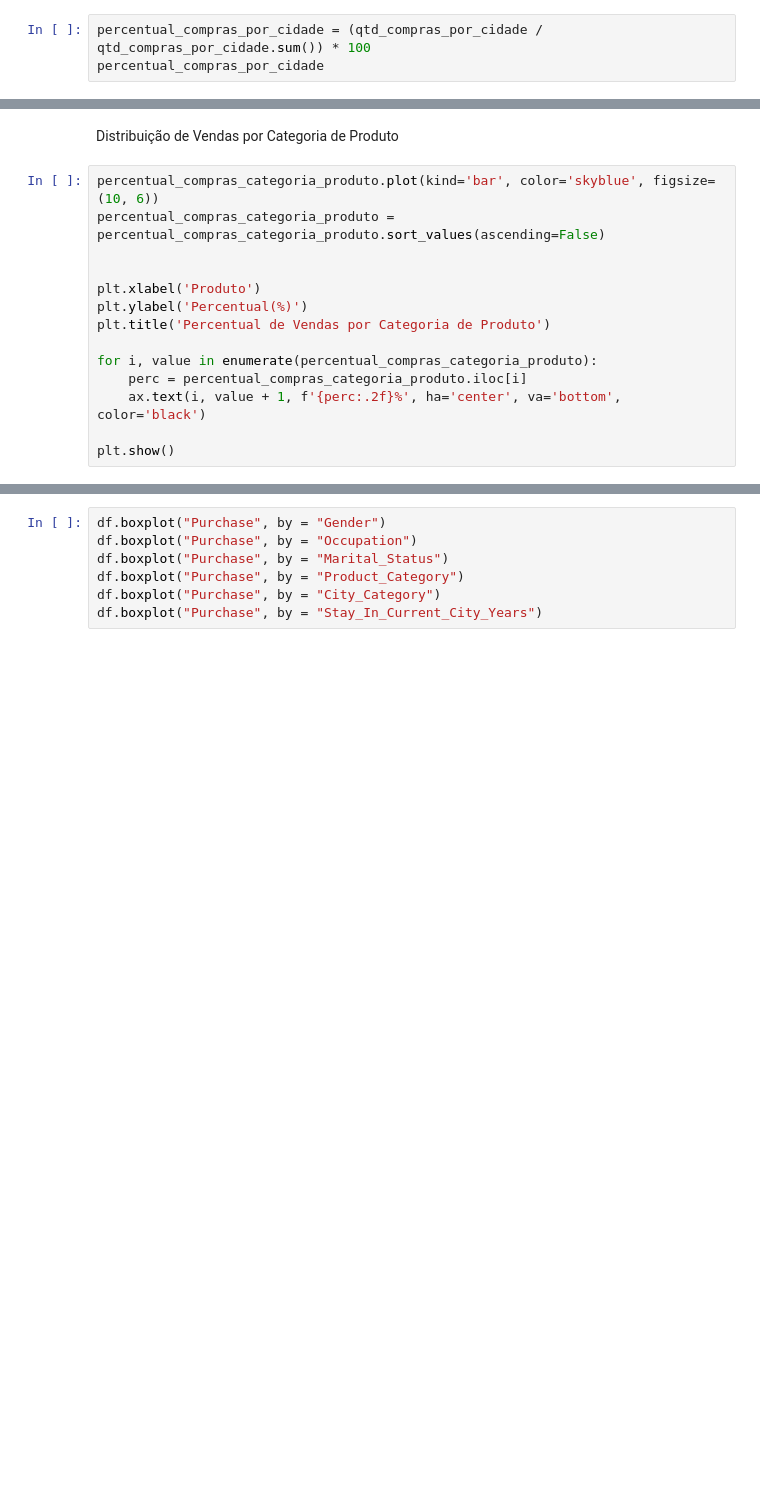
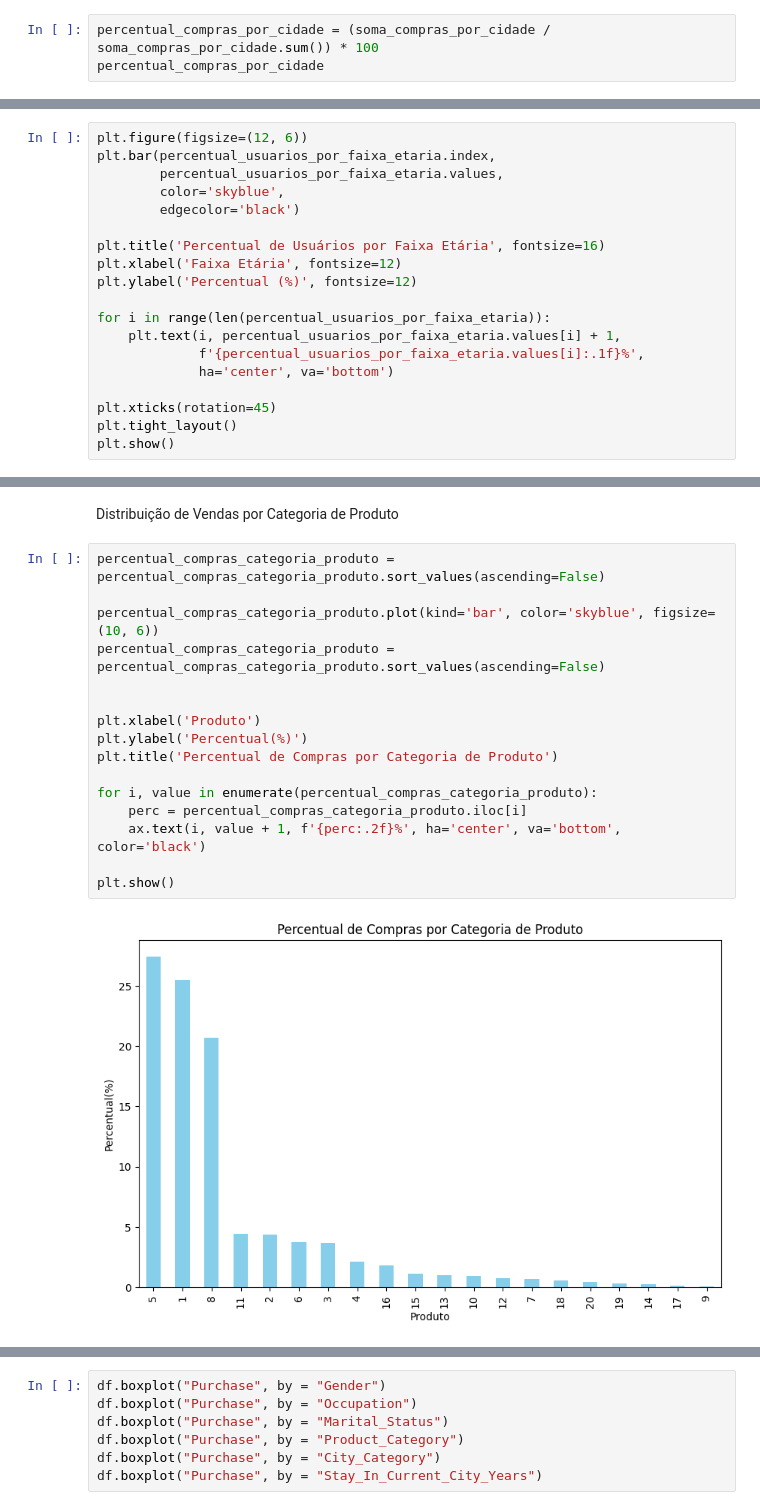
Before and after one commit to annecarv/infity_ds_project, a Jupyter notebook: notebooks/main.ipynb, the cells around one changed output, grey strips where cells are left out. Saved outputs shown, nothing was run; the diff lists cells and outputs as text; blank space fills up the shorter version.

```diff
--- a/notebooks/main.ipynb
+++ b/notebooks/main.ipynb
@@ -49,3 +166,3 @@ percentual_publico_masculino = (qtd_publico_masculino / qtd_clientes_unicos) * 1
 # %%
-percentual_compras_por_cidade = (qtd_compras_por_cidade / qtd_compras_por_cidade.sum()) * 100
+percentual_compras_por_cidade = (soma_compras_por_cidade / soma_compras_por_cidade.sum()) * 100
 percentual_compras_por_cidade
@@ -322,3 +598,22 @@ Média de compras por faixa etária.
+# %%
+plt.figure(figsize=(12, 6))
+plt.bar(percentual_usuarios_por_faixa_etaria.index,
+        percentual_usuarios_por_faixa_etaria.values,
+        color='skyblue',
+        edgecolor='black')
+
+plt.title('Percentual de Usuários por Faixa Etária', fontsize=16)
+plt.xlabel('Faixa Etária', fontsize=12)
+plt.ylabel('Percentual (%)', fontsize=12)
+
+for i in range(len(percentual_usuarios_por_faixa_etaria)):
+    plt.text(i, percentual_usuarios_por_faixa_etaria.values[i] + 1,
+             f'{percentual_usuarios_por_faixa_etaria.values[i]:.1f}%',
+             ha='center', va='bottom')
+
+plt.xticks(rotation=45)
+plt.tight_layout()
+plt.show()
 # %%
 plt.figure(figsize=(10, 6))
 plt.plot(mediana_compras_por_faixa_etaria.index, mediana_compras_por_faixa_etaria.values, marker='o', linestyle='-', color='b')
@@ -351,19 +667,23 @@ plt.show()
 # %% [markdown]
 Distribuição de Vendas por Categoria de Produto
 # %%
+percentual_compras_categoria_produto = percentual_compras_categoria_produto.sort_values(ascending=False)
+
 percentual_compras_categoria_produto.plot(kind='bar', color='skyblue', figsize=(10, 6))
 percentual_compras_categoria_produto = percentual_compras_categoria_produto.sort_values(ascending=False)
 
 
 plt.xlabel('Produto')
 plt.ylabel('Percentual(%)')
-plt.title('Percentual de Vendas por Categoria de Produto')
+plt.title('Percentual de Compras por Categoria de Produto')
 
 for i, value in enumerate(percentual_compras_categoria_produto):
     perc = percentual_compras_categoria_produto.iloc[i]
     ax.text(i, value + 1, f'{perc:.2f}%', ha='center', va='bottom', color='black')
 
 plt.show()
+# %% [output]
+[figure, added]
 # %%
 
 percentual_compras_por_product_id_top_10.plot(kind='bar', color='skyblue', figsize=(10, 6))
```
Also changed, not shown: parts of 59 cells of this notebook, 6 other files.
